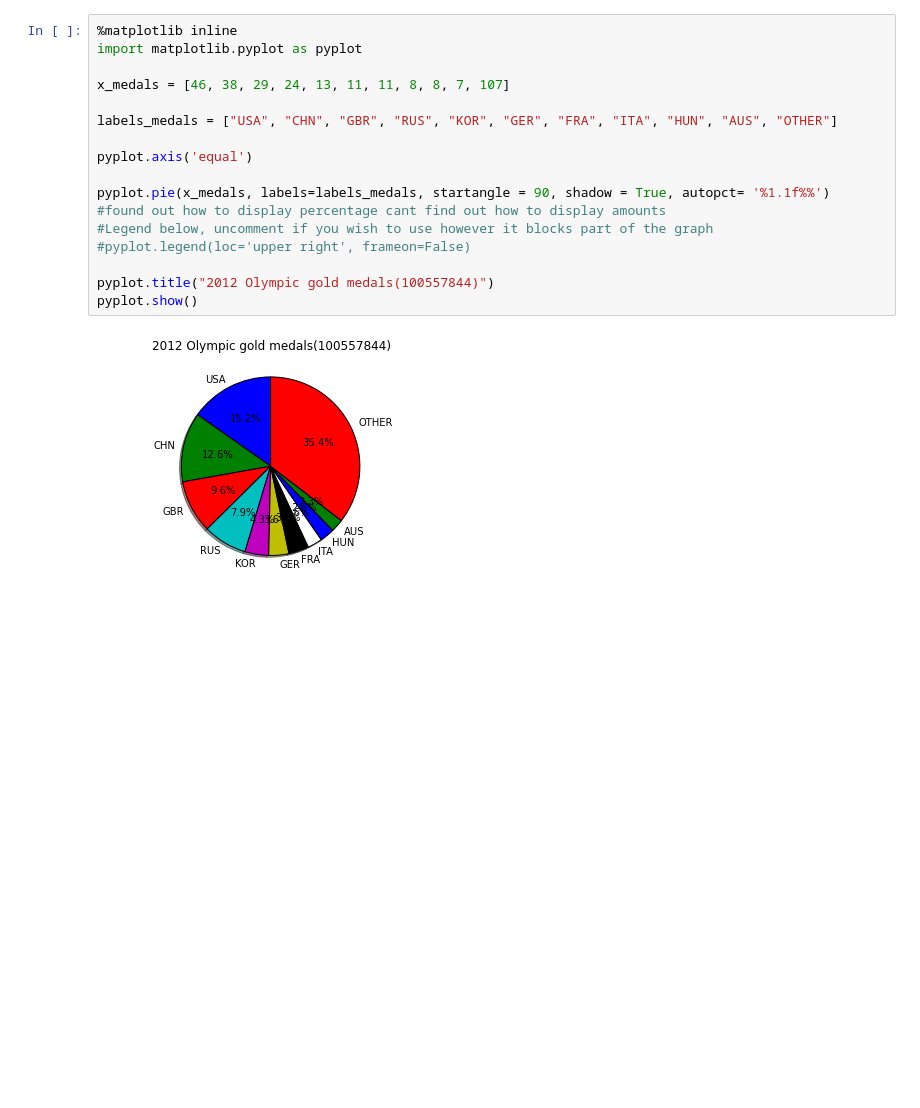
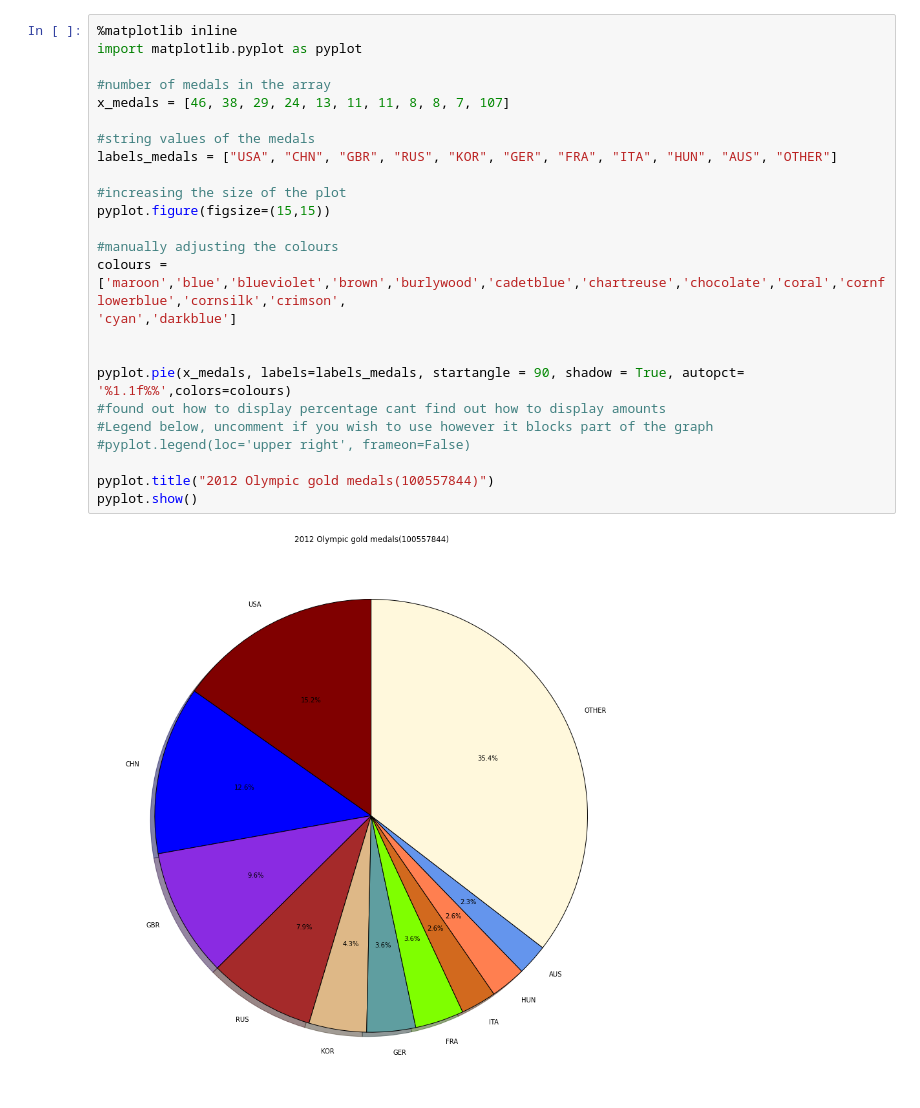
Before and after one commit to christien46/csci-2000-personal, a Jupyter notebook: Assignments/Assignment-3/medal_pie_chart.ipynb, the cells around one changed output. Drawn from its saved outputs; the diff is of its cells as text; blank space fills up the shorter version.

Commit message:
completed pie chart for the medals

```diff
--- a/Assignments/Assignment-3/medal_pie_chart.ipynb
+++ b/Assignments/Assignment-3/medal_pie_chart.ipynb
@@ -1,19 +1,27 @@
 # %%
 %matplotlib inline
 import matplotlib.pyplot as pyplot
 
+#number of medals in the array
 x_medals = [46, 38, 29, 24, 13, 11, 11, 8, 8, 7, 107]
 
+#string values of the medals
 labels_medals = ["USA", "CHN", "GBR", "RUS", "KOR", "GER", "FRA", "ITA", "HUN", "AUS", "OTHER"]
 
-pyplot.axis('equal')
+#increasing the size of the plot
+pyplot.figure(figsize=(15,15))
 
-pyplot.pie(x_medals, labels=labels_medals, startangle = 90, shadow = True, autopct= '%1.1f%%')
+#manually adjusting the colours
+colours = ['maroon','blue','blueviolet','brown','burlywood','cadetblue','chartreuse','chocolate','coral','cornflowerblue','cornsilk','crimson',
+'cyan','darkblue']
+
+
+pyplot.pie(x_medals, labels=labels_medals, startangle = 90, shadow = True, autopct= '%1.1f%%',colors=colours)
 #found out how to display percentage cant find out how to display amounts
 #Legend below, uncomment if you wish to use however it blocks part of the graph
 #pyplot.legend(loc='upper right', frameon=False)
 
 pyplot.title("2012 Olympic gold medals(100557844)")
 pyplot.show()
 # %% [output]
-[figure, old version]
+[figure, new version]
```
